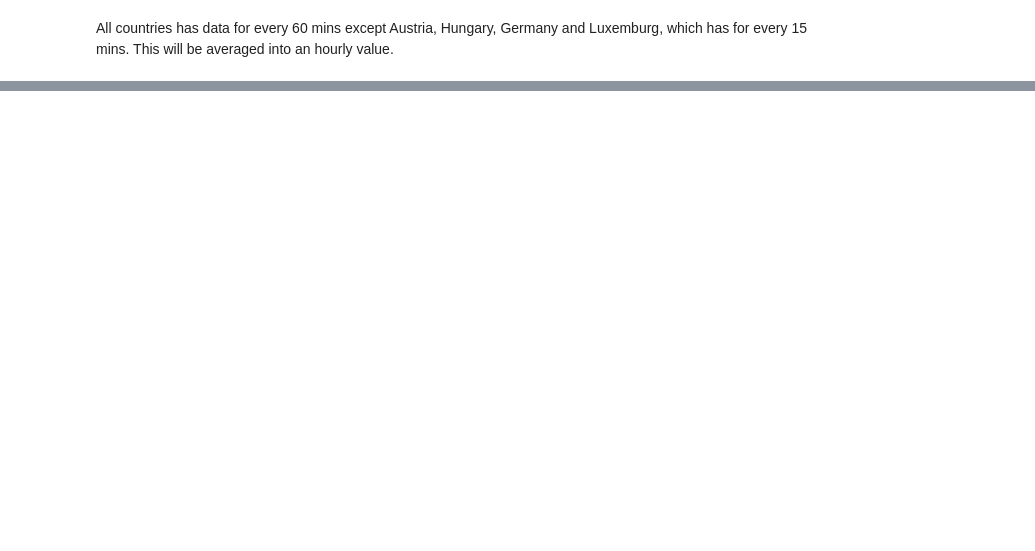
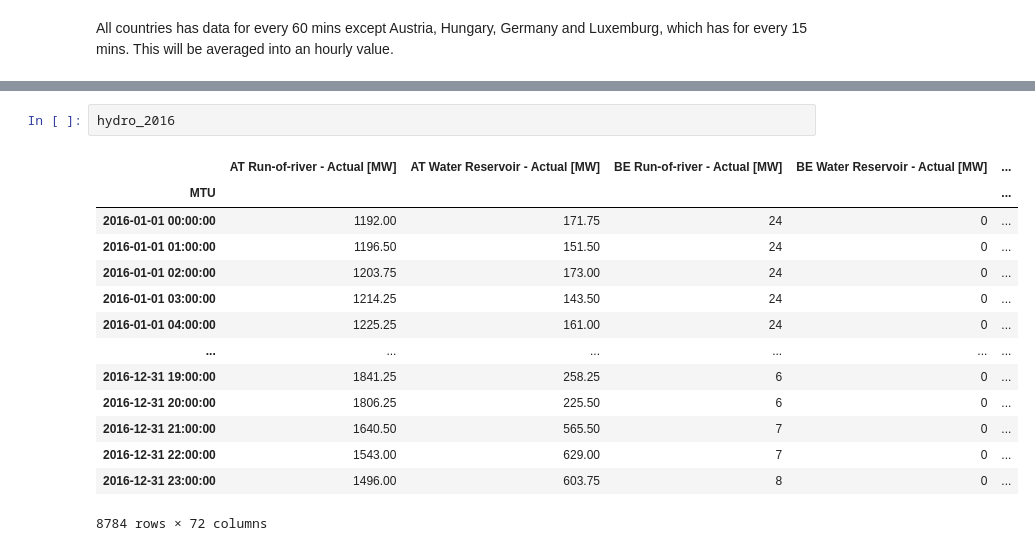
Before and after one commit to TheaGorzelak/Preproject-Masters, a Jupyter notebook: CMIP6 testing Jupyter notebooks/ERA-5 (atlite) vs historical data (ENTSO-E) for all European countries.ipynb, the cells around one changed output, grey strips where cells are left out. Cells and saved outputs as stored; diff of their text form; blank space fills up the shorter version.

```diff
--- a/CMIP6 testing Jupyter notebooks/ERA-5 (atlite) vs historical data (ENTSO-E) for all European countries.ipynb
+++ b/CMIP6 testing Jupyter notebooks/ERA-5 (atlite) vs historical data (ENTSO-E) for all European countries.ipynb
@@ -145,0 +279,17 @@ All countries has data for every 60 mins except Austria, Hungary, Germany and Lu
+# %%
+hydro_2016
+# %% [output]
+|  | AT Run-of-river - Actual [MW] | AT Water Reservoir - Actual [MW] | BE Run-of-river - Actual [MW] | BE Water Reservoir - Actual [MW] | ... |
+| MTU |  |  |  |  | ... |
+| 2016-01-01 00:00:00 | 1192.00 | 171.75 | 24 | 0 | ... |
+| 2016-01-01 01:00:00 | 1196.50 | 151.50 | 24 | 0 | ... |
+| 2016-01-01 02:00:00 | 1203.75 | 173.00 | 24 | 0 | ... |
+| 2016-01-01 03:00:00 | 1214.25 | 143.50 | 24 | 0 | ... |
+| 2016-01-01 04:00:00 | 1225.25 | 161.00 | 24 | 0 | ... |
+| ... | ... | ... | ... | ... | ... |
+| 2016-12-31 19:00:00 | 1841.25 | 258.25 | 6 | 0 | ... |
+| 2016-12-31 20:00:00 | 1806.25 | 225.50 | 6 | 0 | ... |
+| 2016-12-31 21:00:00 | 1640.50 | 565.50 | 7 | 0 | ... |
+| 2016-12-31 22:00:00 | 1543.00 | 629.00 | 7 | 0 | ... |
+| 2016-12-31 23:00:00 | 1496.00 | 603.75 | 8 | 0 | ... |
+8784 rows × 72 columns
```
Also changed, not shown: parts of 15 cells of this notebook, 1 other file.
